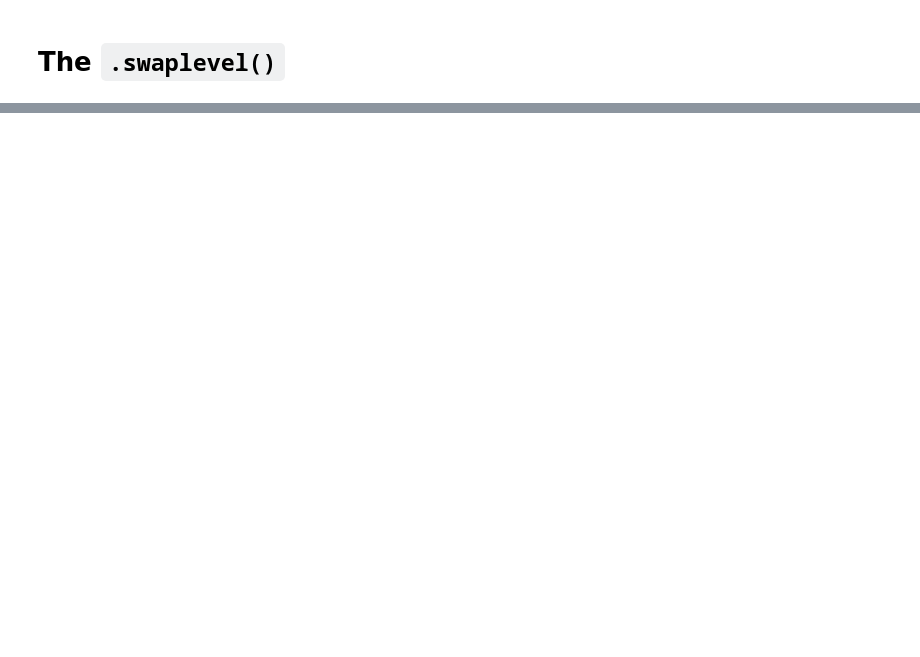
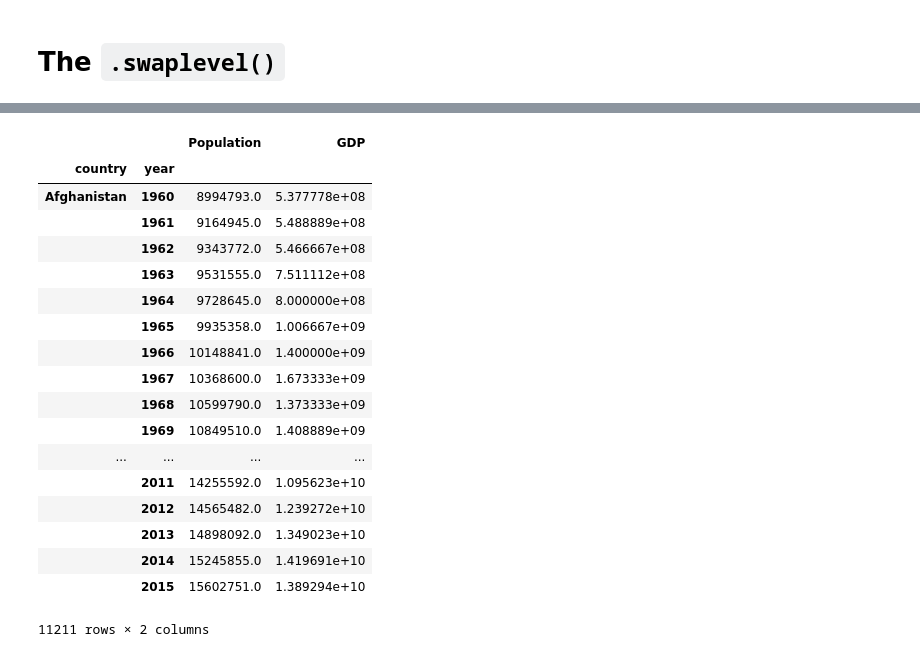
Before and after one commit to geocarvalho/python-ds, a Jupyter notebook: data_analysis_with_pandas_and_python/module_multiindex_95-.ipynb, the cells around one changed output, grey strips where cells are left out. Saved outputs shown, nothing was run; the diff lists cells and outputs as text; code cells hidden in the pictures; blank space fills up the shorter version.

```diff
--- a/data_analysis_with_pandas_and_python/module_multiindex_95-.ipynb
+++ b/data_analysis_with_pandas_and_python/module_multiindex_95-.ipynb
@@ -191,0 +337,22 @@ bigmac.ix['Price in US Dollars',('2016-01-01', 'Denmark')]
+# %%
+s.unstack(-1)
+# %% [output]
+|  |  | Population | GDP |
+| country | year |  |  |
+| Afghanistan | 1960 | 8994793.0 | 5.377778e+08 |
+|  | 1961 | 9164945.0 | 5.488889e+08 |
+|  | 1962 | 9343772.0 | 5.466667e+08 |
+|  | 1963 | 9531555.0 | 7.511112e+08 |
+|  | 1964 | 9728645.0 | 8.000000e+08 |
+|  | 1965 | 9935358.0 | 1.006667e+09 |
+|  | 1966 | 10148841.0 | 1.400000e+09 |
+|  | 1967 | 10368600.0 | 1.673333e+09 |
+|  | 1968 | 10599790.0 | 1.373333e+09 |
+|  | 1969 | 10849510.0 | 1.408889e+09 |
+| ... | ... | ... | ... |
+|  | 2011 | 14255592.0 | 1.095623e+10 |
+|  | 2012 | 14565482.0 | 1.239272e+10 |
+|  | 2013 | 14898092.0 | 1.349023e+10 |
+|  | 2014 | 15245855.0 | 1.419691e+10 |
+|  | 2015 | 15602751.0 | 1.389294e+10 |
+11211 rows × 2 columns
```
Also changed, not shown: parts of 20 cells of this notebook.
